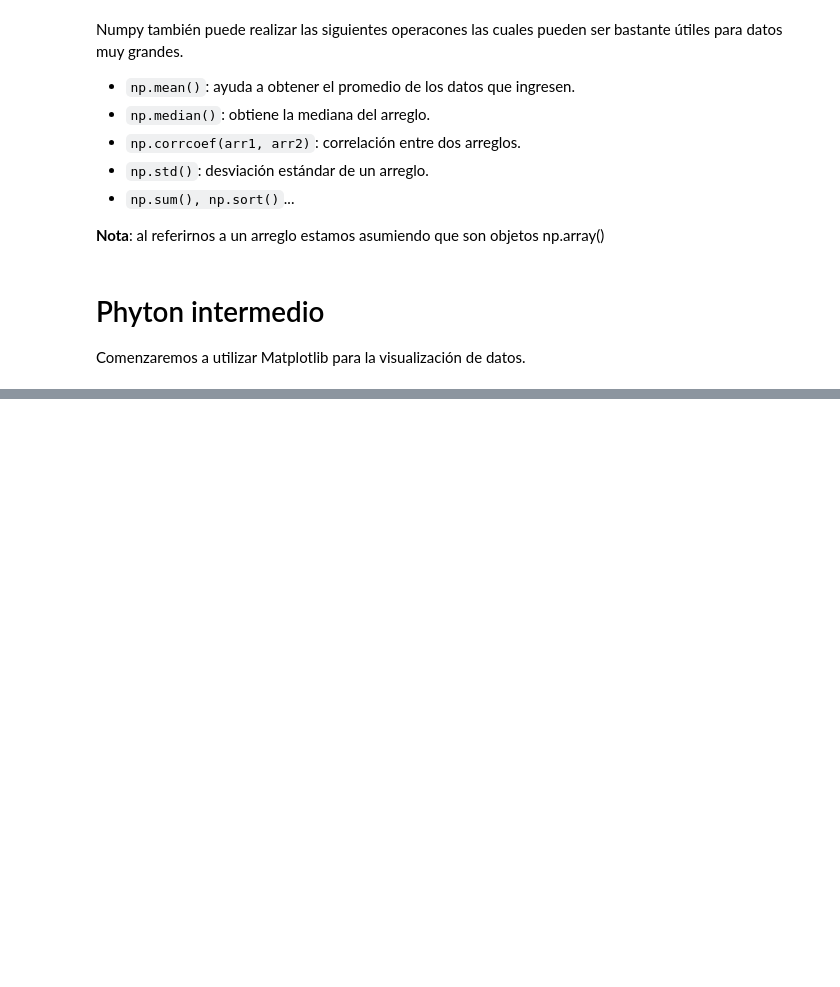
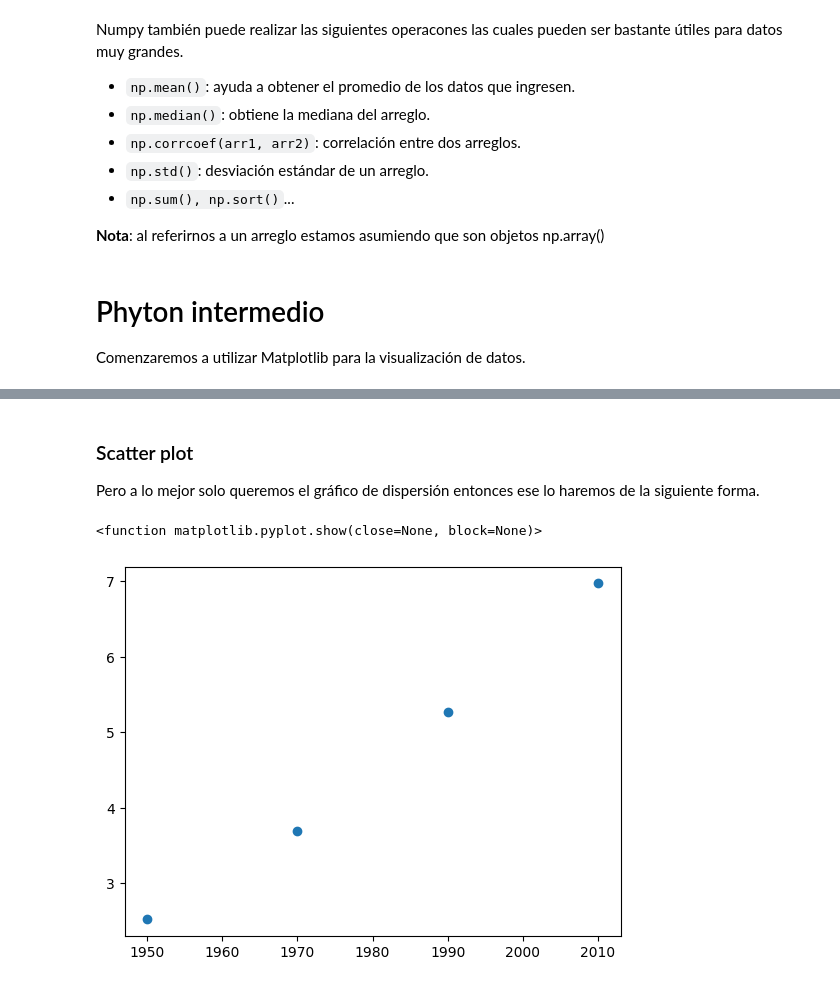
Before and after one commit to AllisonOdette0901/Phyton-Notas, a Jupyter notebook: IntroPhyton.ipynb, the cells around one changed output, grey strips where cells are left out. Drawn from its saved outputs; the diff is of its cells as text; code cells hidden in the pictures; blank space fills up the shorter version.

```diff
--- a/IntroPhyton.ipynb
+++ b/IntroPhyton.ipynb
@@ -274,0 +289,10 @@ Comenzaremos a utilizar Matplotlib para la visualización de datos.
+# %% [markdown]
+### Scatter plot
+
+Pero a lo mejor solo queremos el gráfico de dispersión entonces ese lo haremos de la siguiente forma.
+# %%
+plt.scatter(year, pop)
+plt.show
+# %% [output]
+<function matplotlib.pyplot.show(close=None, block=None)>
+[figure, added]
```
Also changed, not shown: parts of 11 cells of this notebook.
